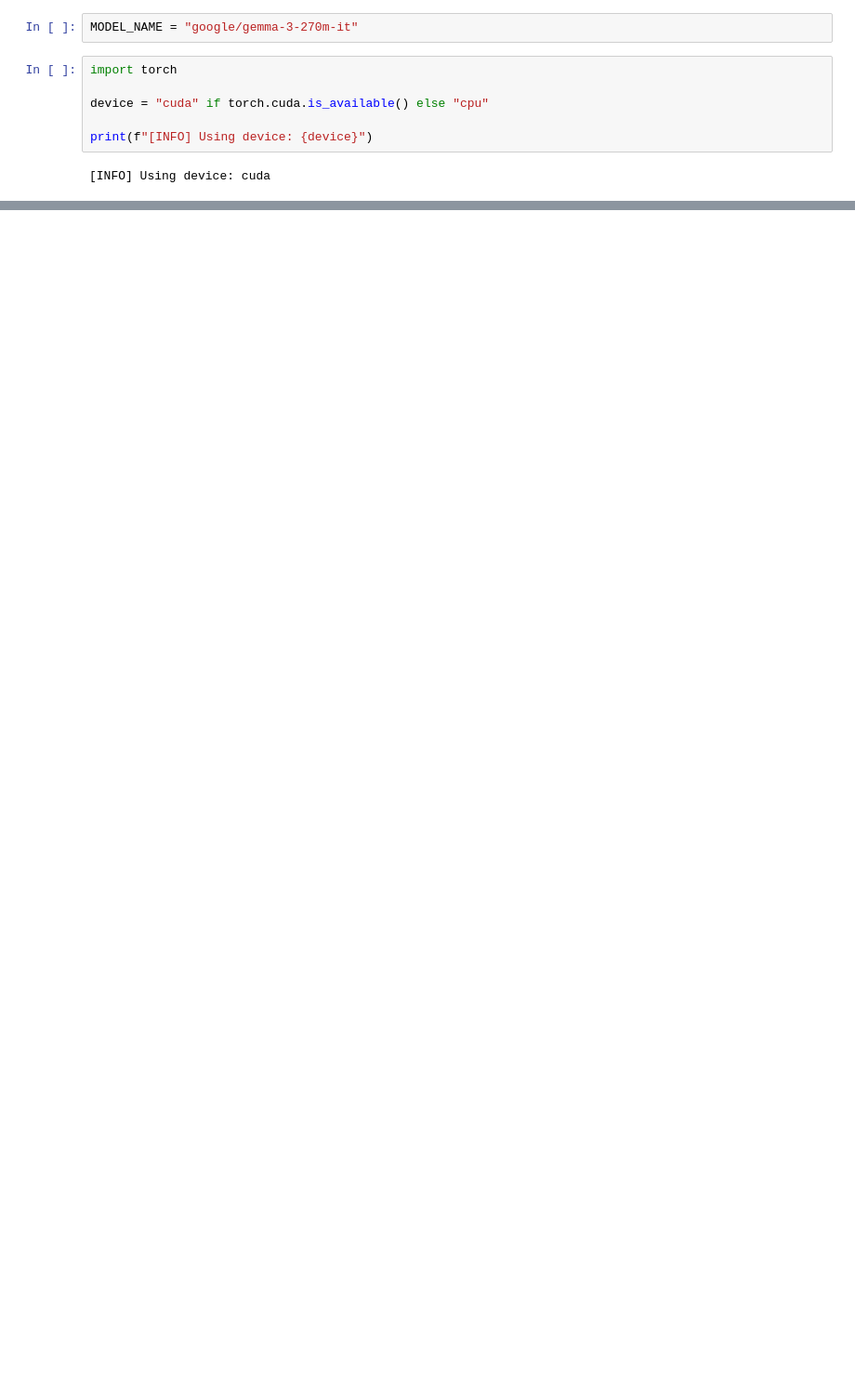
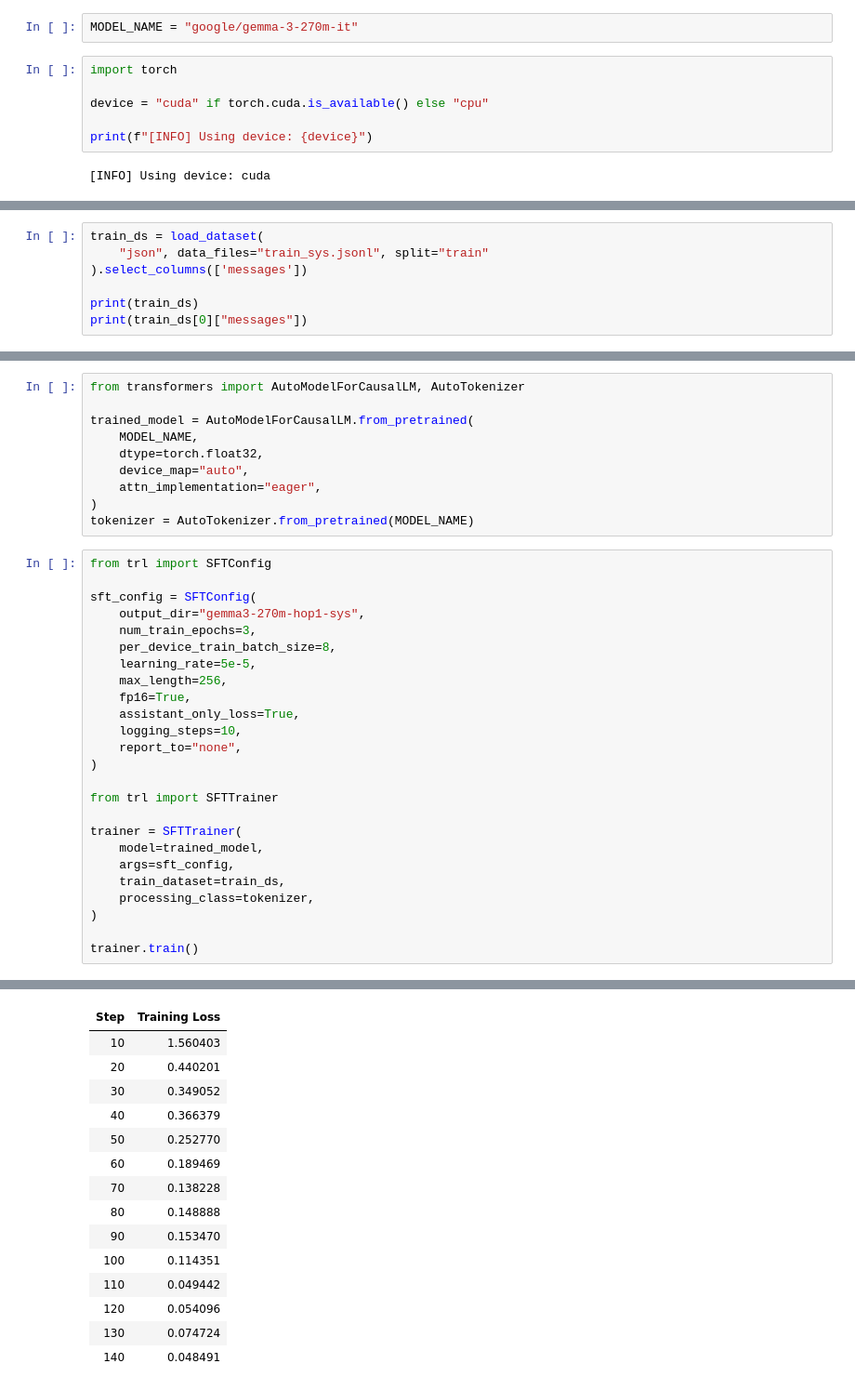
Before and after one commit to D2himself/hop-specialist, a Jupyter notebook: notebooks/01_Distill_Reasoning_Gemma3_270M.ipynb, the cells around one changed output, grey strips where cells are left out. Shown at 93% size. Saved outputs shown, nothing was run; the diff lists cells and outputs as text; blank space fills up the shorter version.

```diff
--- a/notebooks/01_Distill_Reasoning_Gemma3_270M.ipynb
+++ b/notebooks/01_Distill_Reasoning_Gemma3_270M.ipynb
@@ -209,0 +155,7 @@ comparison_ds[0]['context']
+# %%
+train_ds = load_dataset(
+    "json", data_files="train_sys.jsonl", split="train"
+).select_columns(['messages'])
+
+print(train_ds)
+print(train_ds[0]["messages"])
@@ -209,0 +168,36 @@ comparison_ds[0]['context']
+# %%
+from transformers import AutoModelForCausalLM, AutoTokenizer
+
+trained_model = AutoModelForCausalLM.from_pretrained(
+    MODEL_NAME,
+    dtype=torch.float32,
+    device_map="auto",
+    attn_implementation="eager",
+)
+tokenizer = AutoTokenizer.from_pretrained(MODEL_NAME)
+# %%
+from trl import SFTConfig
+
+sft_config = SFTConfig(
+    output_dir="gemma3-270m-hop1-sys",
+    num_train_epochs=3,
+    per_device_train_batch_size=8,
+    learning_rate=5e-5,
+    max_length=256,
+    fp16=True,
+    assistant_only_loss=True,
+    logging_steps=10,
+    report_to="none",
+)
+
+from trl import SFTTrainer
+
+trainer = SFTTrainer(
+    model=trained_model,
+    args=sft_config,
+    train_dataset=train_ds,
+    processing_class=tokenizer,
+)
+
+trainer.train()
+# %% [output]
@@ -209,0 +206,15 @@ comparison_ds[0]['context']
+| Step | Training Loss |
+| 10 | 1.560403 |
+| 20 | 0.440201 |
+| 30 | 0.349052 |
+| 40 | 0.366379 |
+| 50 | 0.252770 |
+| 60 | 0.189469 |
+| 70 | 0.138228 |
+| 80 | 0.148888 |
+| 90 | 0.153470 |
+| 100 | 0.114351 |
+| 110 | 0.049442 |
+| 120 | 0.054096 |
+| 130 | 0.074724 |
+| 140 | 0.048491 |
```
Also changed, not shown: parts of 49 cells of this notebook, 8 other files.
